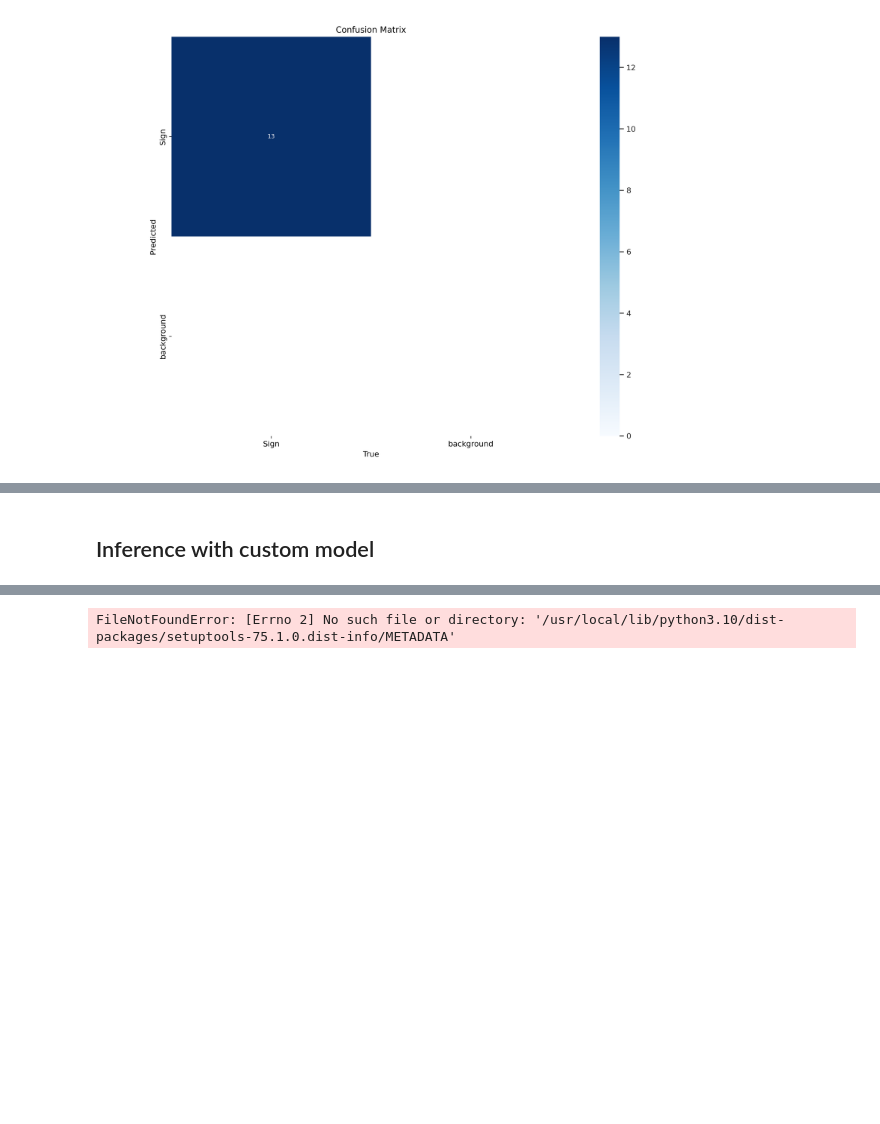
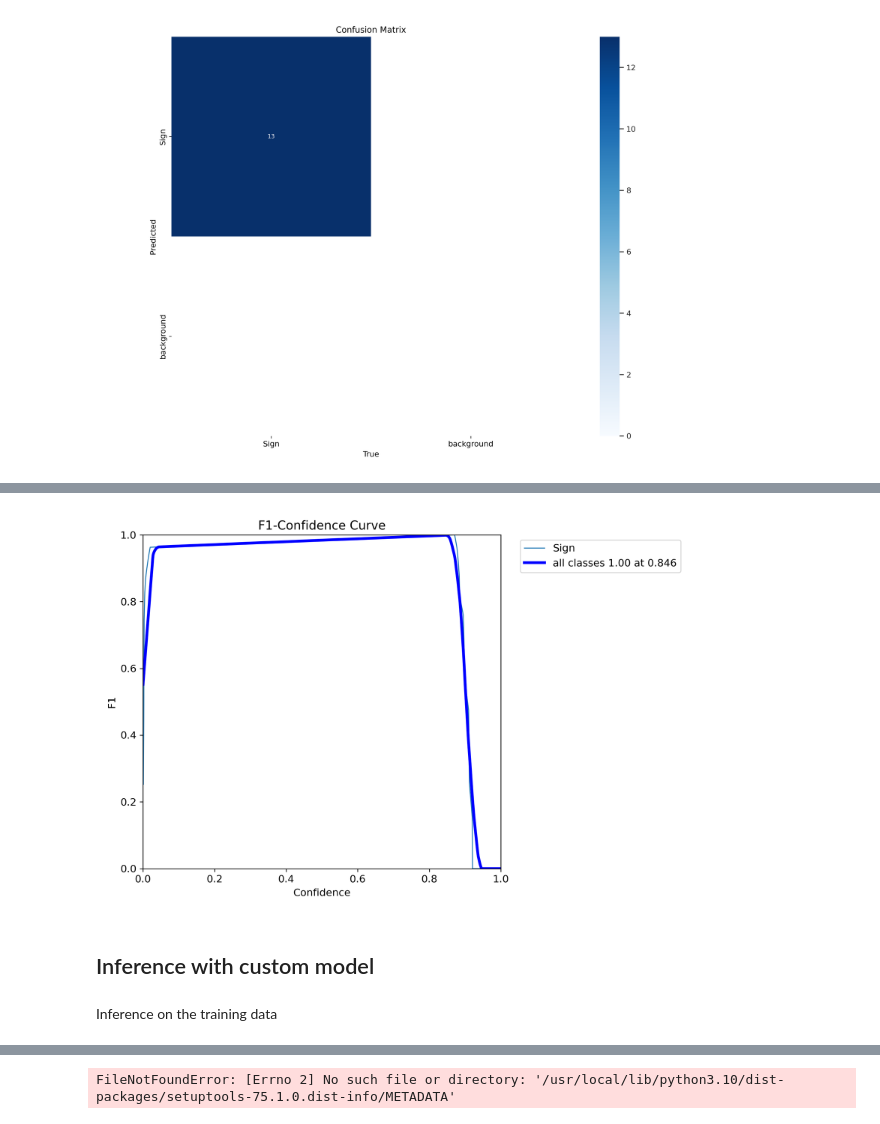
Before and after one commit to jrmazure/ece5831-2024-project, a Jupyter notebook: notebooks/train-yolo11-object-detection-on-custom-dataset.ipynb, the cells around one changed output, grey strips where cells are left out. Saved outputs shown, nothing was run; the diff lists cells and outputs as text; code cells hidden in the pictures; blank space fills up the shorter version.

```diff
--- a/notebooks/train-yolo11-object-detection-on-custom-dataset.ipynb
+++ b/notebooks/train-yolo11-object-detection-on-custom-dataset.ipynb
@@ -241,2 +168,8 @@ Results saved to runs/detect/val
+# %%
+IPyImage(filename=f'{HOME}/runs/detect/val/F1_curve.png', width=600)
+# %% [output]
+[figure, added]
 # %% [markdown]
 ## Inference with custom model
+# %% [markdown]
+Inference on the training data
```
Also changed, not shown: parts of 56 cells of this notebook.
